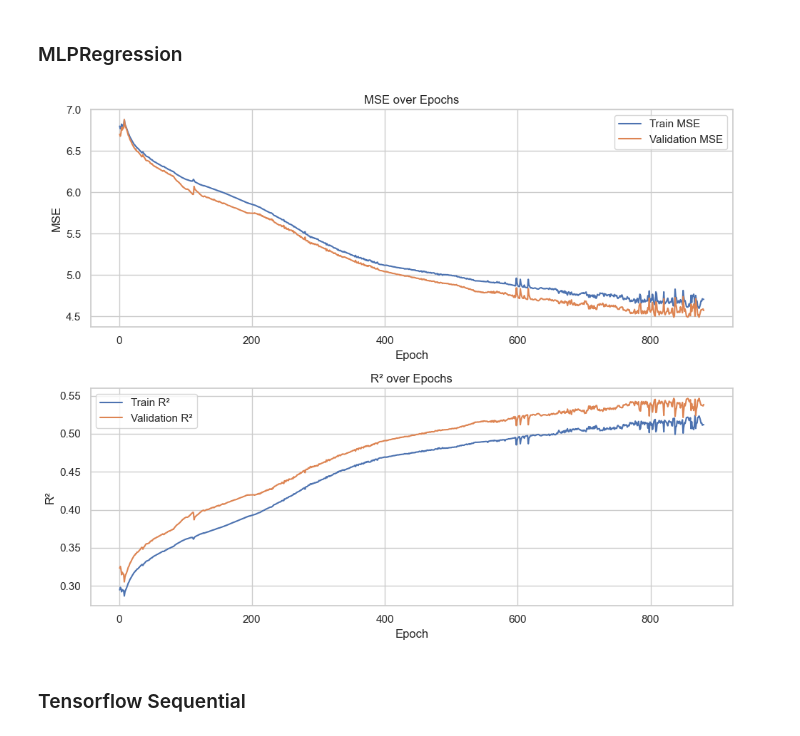
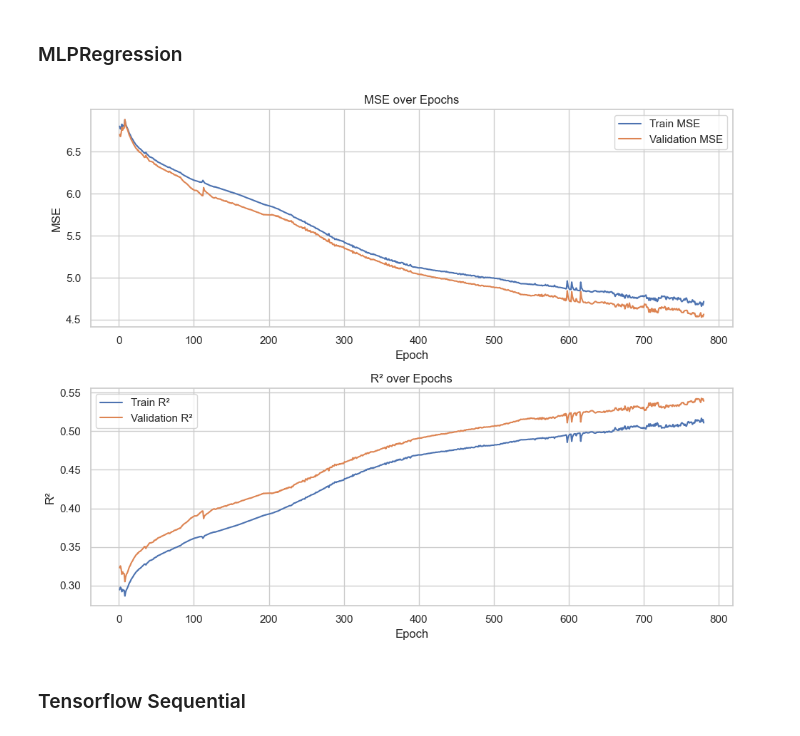
Before and after one commit to CloudSkytec/ML-CW1, a Jupyter notebook: Luqi Xin/Regression - Age Of Abalone - ANN Part.ipynb, the cells around one changed output. Saved outputs shown, nothing was run; the diff lists cells and outputs as text; code cells hidden in the pictures.

```diff
--- a/Luqi Xin/Regression - Age Of Abalone - ANN Part.ipynb
+++ b/Luqi Xin/Regression - Age Of Abalone - ANN Part.ipynb
@@ -523,41 +523,41 @@ train_mse, val_mse = [], []
 train_r2, val_r2 = [], []
 
 # Manual training loop
-for epoch in range(880):
+for epoch in range(780):
     mlp_regressor.fit(fea_train, tar_train)
 
     # Calculate MSE and R² for both training and validation sets
     train_pred = mlp_regressor.predict(fea_train)
     val_pred = mlp_regressor.predict(fea_val)
     train_mse.append(mean_squared_error(tar_train, train_pred))
     val_mse.append(mean_squared_error(tar_val, val_pred))
     train_r2.append(r2_score(tar_train, train_pred))
     val_r2.append(r2_score(tar_val, val_pred))
 
 # Plot MSE and R² curves
 sns.set(style="whitegrid")
 fig, axs = plt.subplots(2, 1, figsize=(10, 8))
 
 # Plot MSE curves
-axs[0].plot(range(1, 881), train_mse, label='Train MSE')
-axs[0].plot(range(1, 881), val_mse, label='Validation MSE')
+axs[0].plot(range(1, 781), train_mse, label='Train MSE')
+axs[0].plot(range(1, 781), val_mse, label='Validation MSE')
 axs[0].set_xlabel('Epoch')
 axs[0].set_ylabel('MSE')
 axs[0].legend()
 axs[0].set_title('MSE over Epochs')
 
 # Plot R² curves
-axs[1].plot(range(1, 881), train_r2, label='Train R²')
-axs[1].plot(range(1, 881), val_r2, label='Validation R²')
+axs[1].plot(range(1, 781), train_r2, label='Train R²')
+axs[1].plot(range(1, 781), val_r2, label='Validation R²')
 axs[1].set_xlabel('Epoch')
 axs[1].set_ylabel('R²')
 axs[1].legend()
 axs[1].set_title('R² over Epochs')
 
 plt.tight_layout()
 plt.show()
 # %% [output]
-[figure, old version]
+[figure, new version]
 # %% [markdown]
 ### Tensorflow Sequential
 # %%
```
